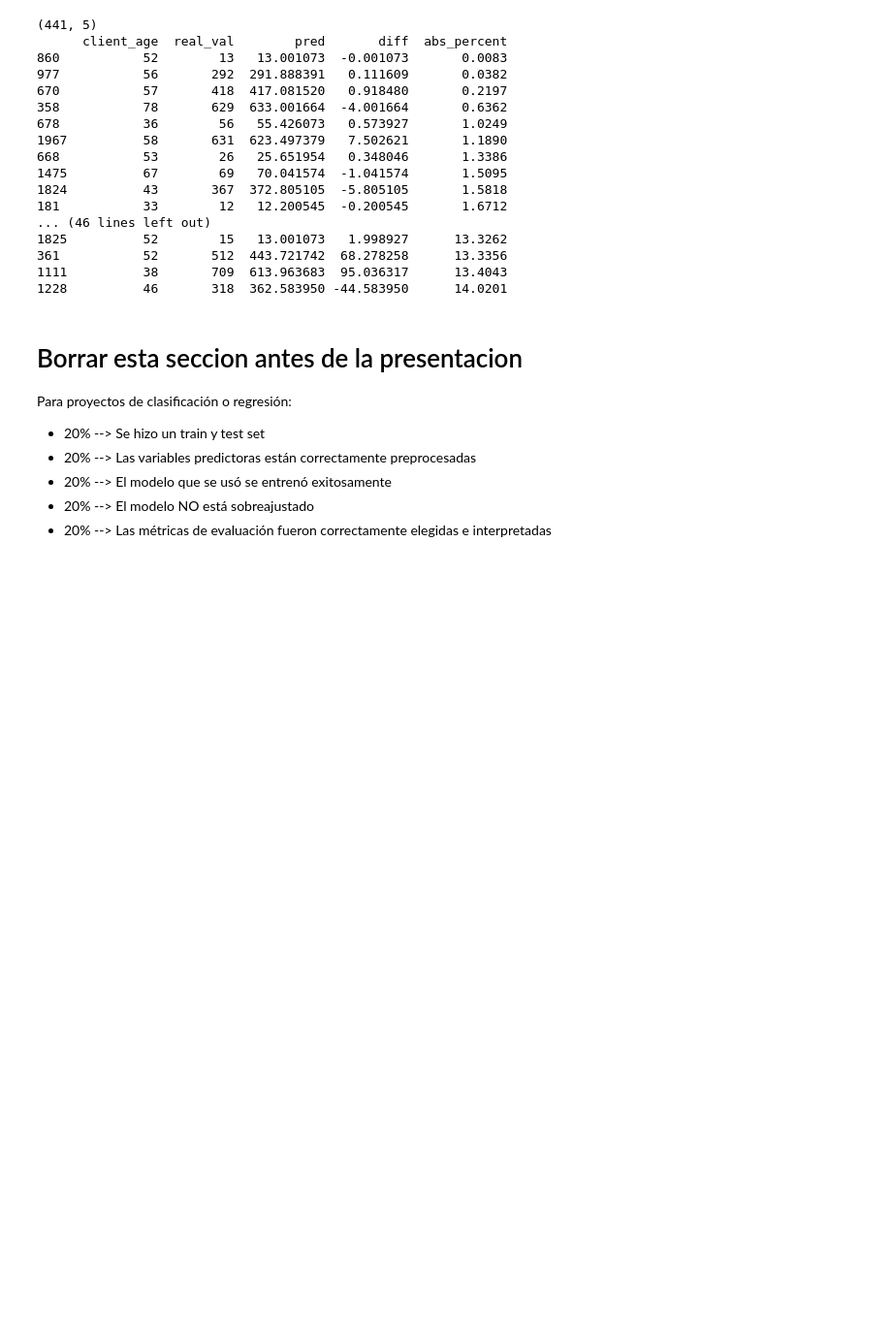
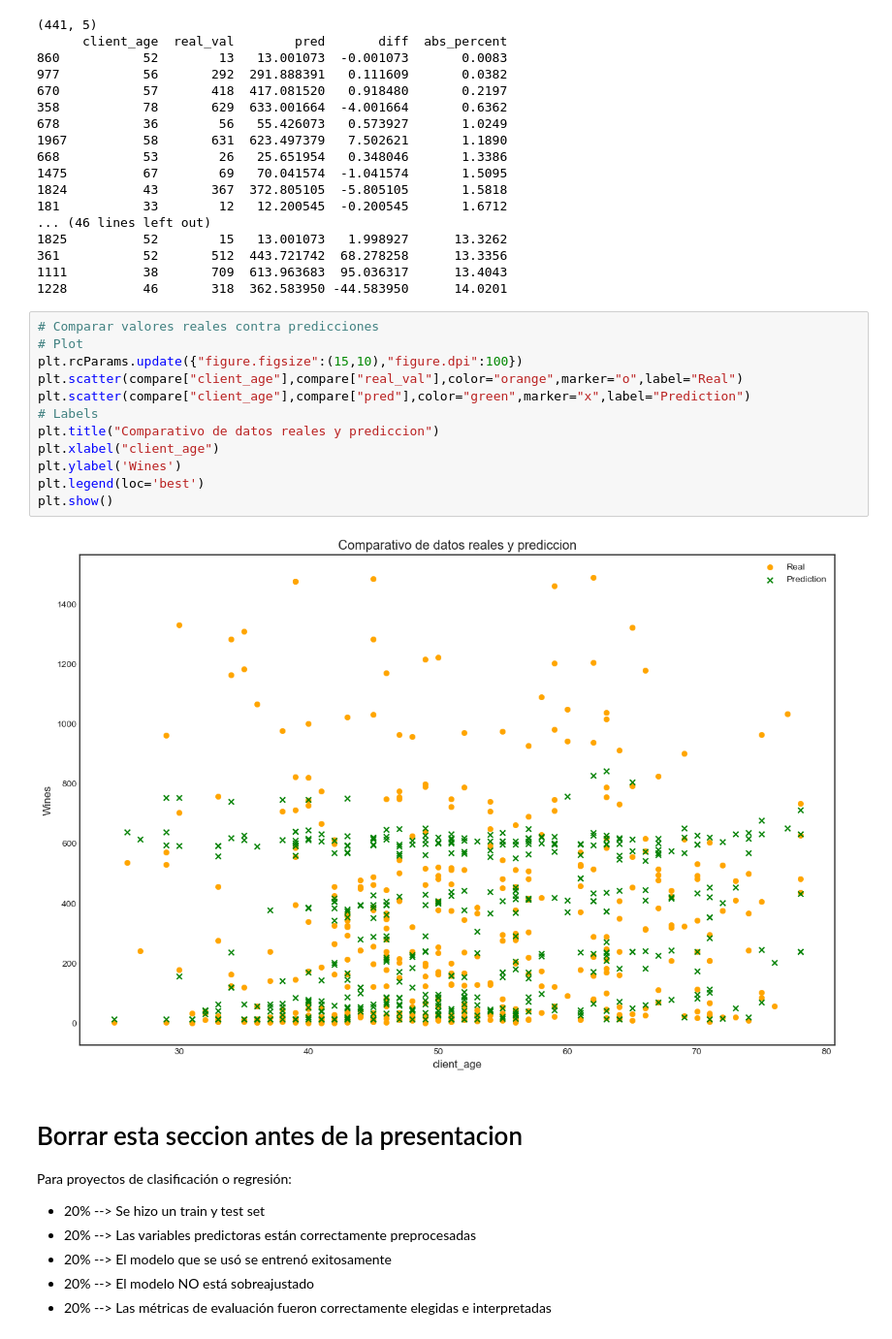
Before and after one commit to edgarmontes/predict_product, a Jupyter notebook: predict_product.ipynb, the cells around one changed output. Shown at 97% size. Cells and saved outputs as stored; diff of their text form; blank space fills up the shorter version.

```diff
--- a/predict_product.ipynb
+++ b/predict_product.ipynb
@@ -607,6 +607,20 @@ print(compare.sort_values(by=["abs_percent"],ascending=True).head(60))
 361           52       512  443.721742  68.278258      13.3356
 1111          38       709  613.963683  95.036317      13.4043
 1228          46       318  362.583950 -44.583950      14.0201
+# %%
+# Comparar valores reales contra predicciones
+# Plot
+plt.rcParams.update({"figure.figsize":(15,10),"figure.dpi":100})
+plt.scatter(compare["client_age"],compare["real_val"],color="orange",marker="o",label="Real")
+plt.scatter(compare["client_age"],compare["pred"],color="green",marker="x",label="Prediction")
+# Labels
+plt.title("Comparativo de datos reales y prediccion")
+plt.xlabel("client_age")
+plt.ylabel('Wines')
+plt.legend(loc='best')
+plt.show()
+# %% [output]
+[figure, added]
 # %% [markdown]
 # Borrar esta seccion antes de la presentacion
 Para proyectos de clasificación o regresión:
```
